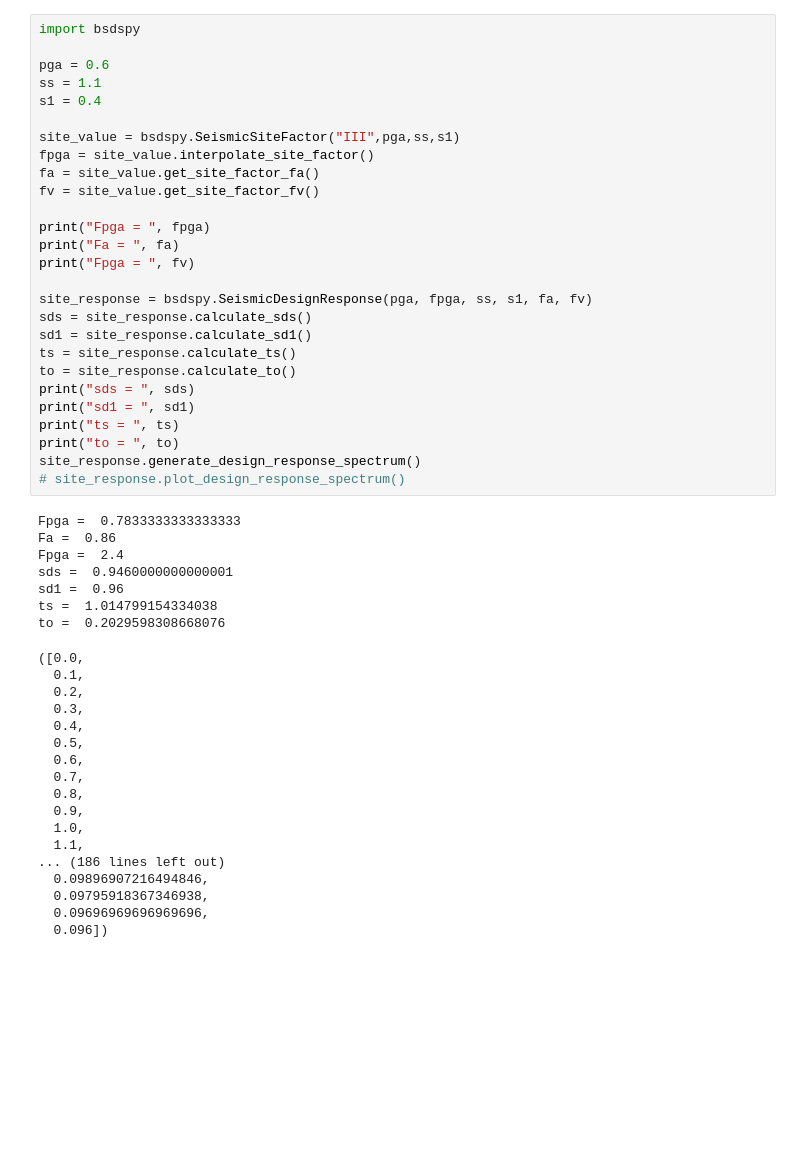
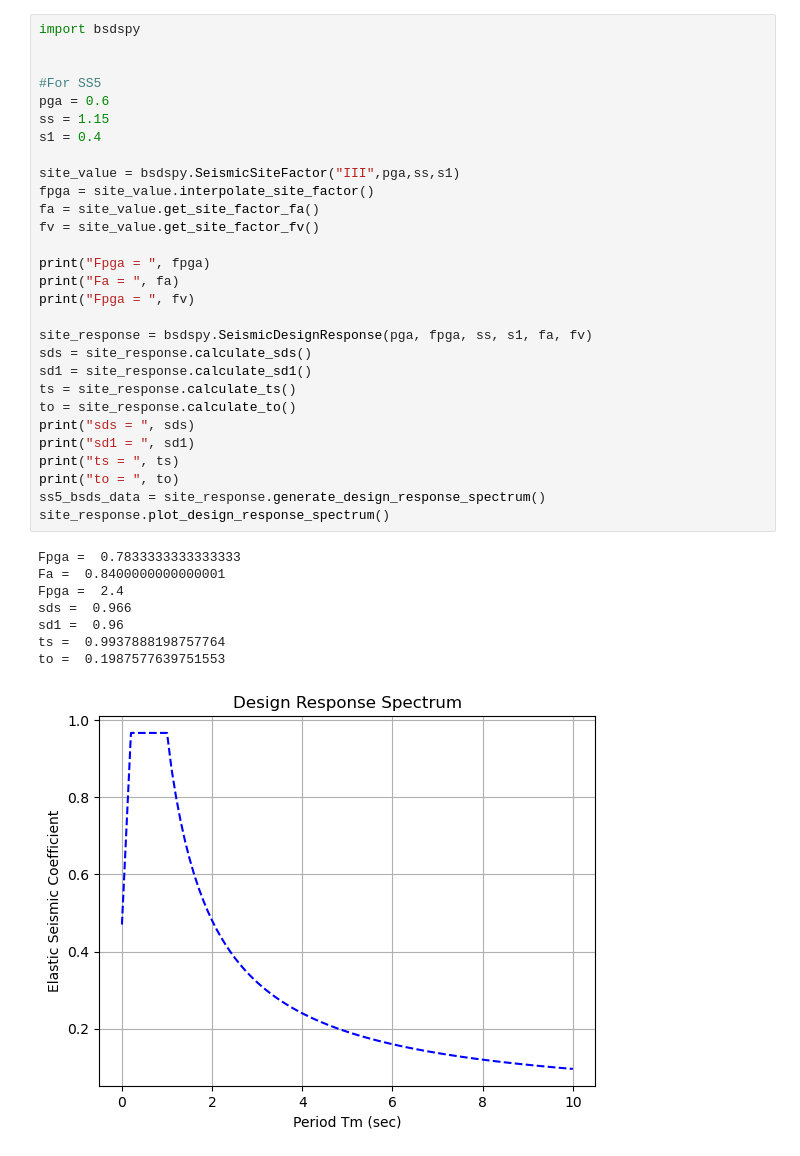
Before and after one commit to albertp16/bsdspy, a Jupyter notebook: testing.ipynb, the cells around one changed output. Cells and saved outputs as stored; diff of their text form; blank space fills up the shorter version.

```diff
--- a/testing.ipynb
+++ b/testing.ipynb
@@ -1,52 +1,38 @@
 # %%
 import bsdspy
 
+
+#For SS5
 pga = 0.6
-ss = 1.1
+ss = 1.15
 s1 = 0.4
 
 site_value = bsdspy.SeismicSiteFactor("III",pga,ss,s1)
 fpga = site_value.interpolate_site_factor()
 fa = site_value.get_site_factor_fa()
 fv = site_value.get_site_factor_fv()
 
 print("Fpga = ", fpga)
 print("Fa = ", fa)
 print("Fpga = ", fv)
 
 site_response = bsdspy.SeismicDesignResponse(pga, fpga, ss, s1, fa, fv)
 sds = site_response.calculate_sds()
 sd1 = site_response.calculate_sd1()
 ts = site_response.calculate_ts()
 to = site_response.calculate_to()
 print("sds = ", sds)
 print("sd1 = ", sd1)
 print("ts = ", ts)
 print("to = ", to)
-site_response.generate_design_response_spectrum()
-# site_response.plot_design_response_spectrum()
+ss5_bsds_data = site_response.generate_design_response_spectrum()
+site_response.plot_design_response_spectrum()
 # %% [output]
 Fpga =  0.7833333333333333
-Fa =  0.86
+Fa =  0.8400000000000001
 Fpga =  2.4
-sds =  0.9460000000000001
+sds =  0.966
 sd1 =  0.96
-ts =  1.014799154334038
-to =  0.2029598308668076
+ts =  0.9937888198757764
+to =  0.1987577639751553
-([0.0,
-  0.1,
-  0.2,
-  0.3,
-  0.4,
-  0.5,
-  0.6,
-  0.7,
-  0.8,
-  0.9,
-  1.0,
-  1.1,
-... (186 lines left out)
-  0.09896907216494846,
-  0.09795918367346938,
-  0.09696969696969696,
-  0.096])
+[figure, added]
```
Also changed, not shown: parts of 1 cell of this notebook.
